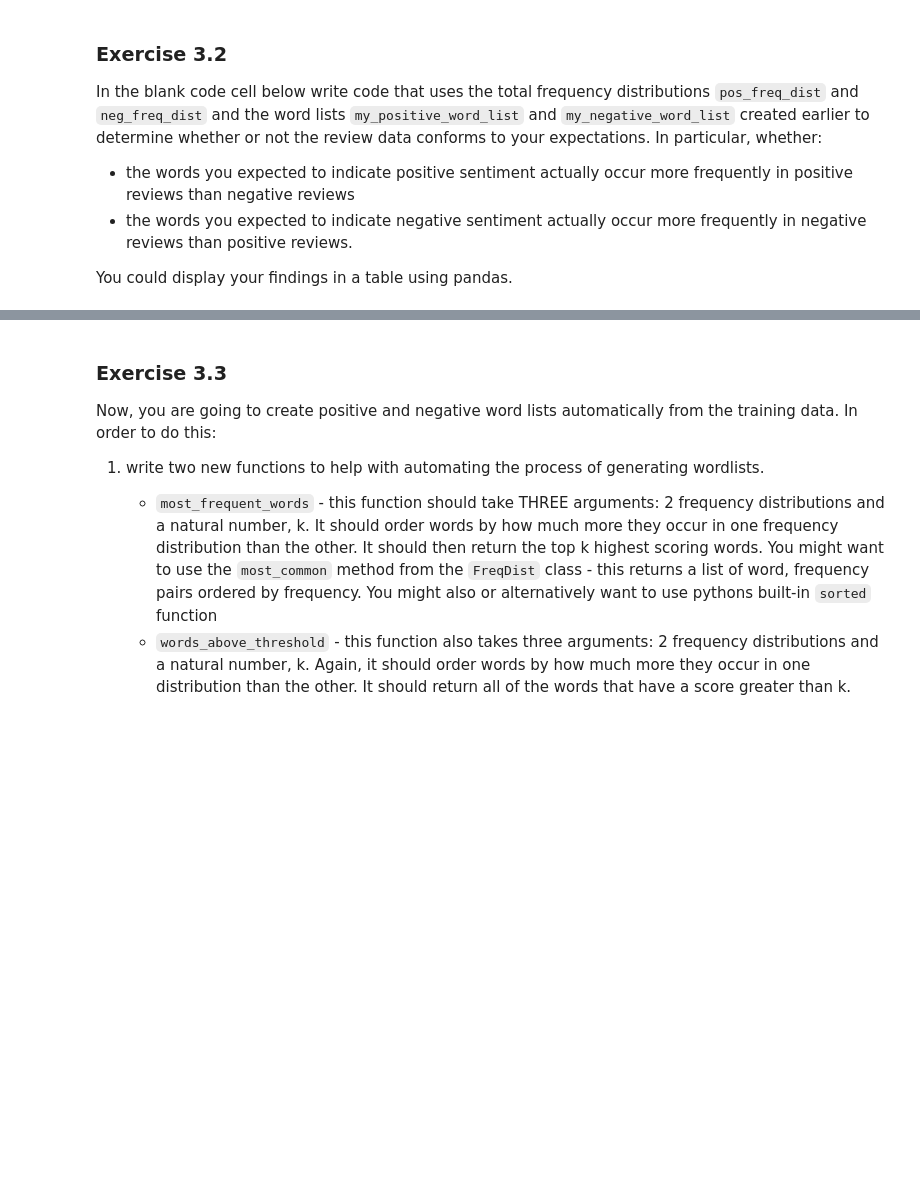
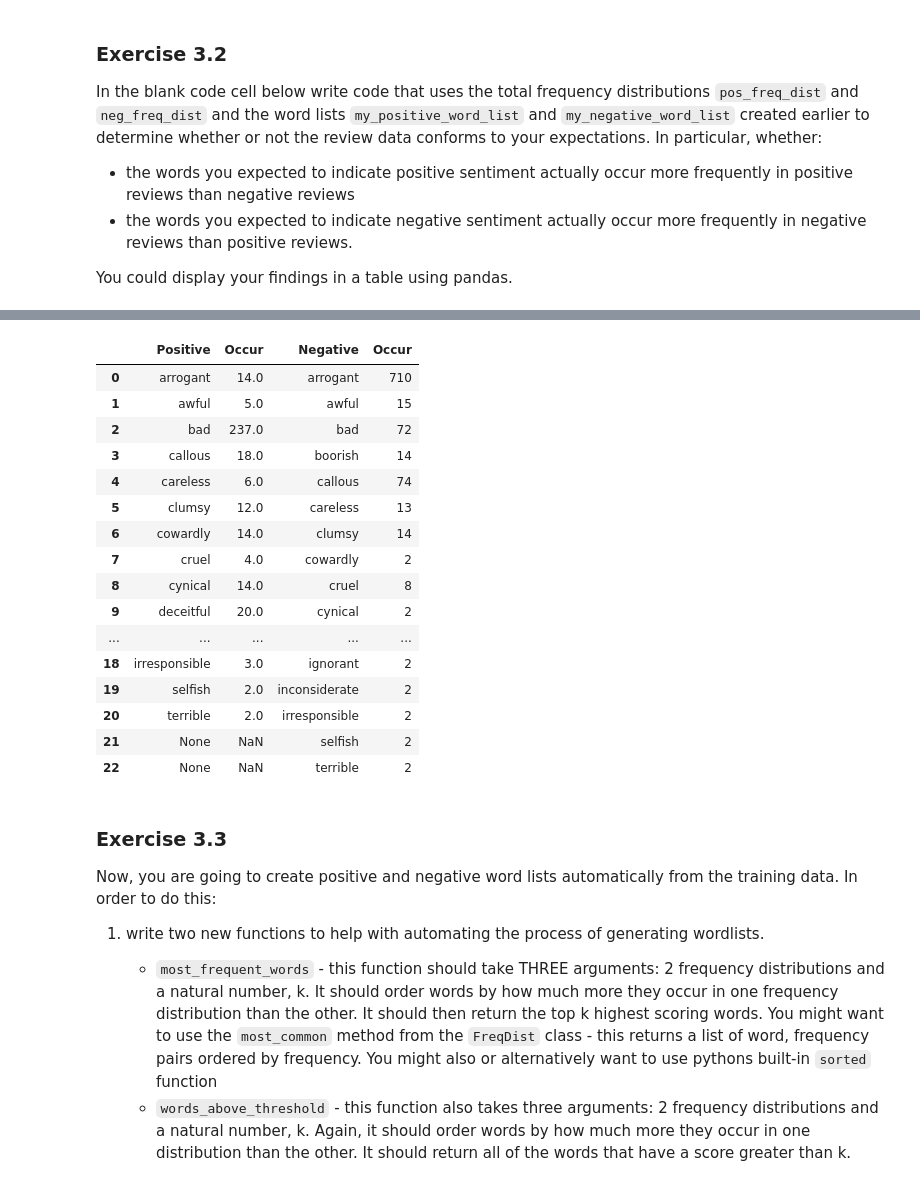
Before and after one commit to Efemirkan/Applied-Natural-Language-Processing, a Jupyter notebook: Lab_3_1.ipynb, the cells around one changed output, grey strips where cells are left out. Saved outputs shown, nothing was run; the diff lists cells and outputs as text; code cells hidden in the pictures; blank space fills up the shorter version.

```diff
--- a/Lab_3_1.ipynb
+++ b/Lab_3_1.ipynb
@@ -127,10 +127,10 @@ def labelled_data(pos_data, neg_data):
   pos_train_data, pos_test_data = split_data(pos_data)
   neg_train_data, neg_test_data = split_data(neg_data)
 
-  pos_train = [(movie_reviews.words(sentence), "training") for sentence in pos_train_ids]
-  pos_test = [(movie_reviews.words(sentence), "testing")  for sentence in pos_test_ids]
-  neg_train = [(movie_reviews.words(sentence), "training")  for sentence in neg_train_ids]
-  neg_test = [(movie_reviews.words(sentence), "testing")  for sentence in neg_test_ids]
+  pos_train = [(movie_reviews.words(sentence), "pos") for sentence in pos_train_ids]
+  pos_test = [(movie_reviews.words(sentence), "pos")  for sentence in pos_test_ids]
+  neg_train = [(movie_reviews.words(sentence), "neg")  for sentence in neg_train_ids]
+  neg_test = [(movie_reviews.words(sentence), "neg")  for sentence in neg_test_ids]
 
 
 
@@ -270,3 +419,24 @@ You could display your findings in a table using pandas.
+# %%
+df_expected_neg = pd.DataFrame(list(zip_longest(sorted(neg_word_in_pos.keys()), neg_word_in_pos.values(), sorted(neg_word_in_neg.keys()), neg_word_in_neg.values())), columns= ["Positive", "Occur", "Negative", "Occur"])
+df_expected_neg
+# %% [output]
+|  | Positive | Occur | Negative | Occur |
+| 0 | arrogant | 14.0 | arrogant | 710 |
+| 1 | awful | 5.0 | awful | 15 |
+| 2 | bad | 237.0 | bad | 72 |
+| 3 | callous | 18.0 | boorish | 14 |
+| 4 | careless | 6.0 | callous | 74 |
+| 5 | clumsy | 12.0 | careless | 13 |
+| 6 | cowardly | 14.0 | clumsy | 14 |
+| 7 | cruel | 4.0 | cowardly | 2 |
+| 8 | cynical | 14.0 | cruel | 8 |
+| 9 | deceitful | 20.0 | cynical | 2 |
+| ... | ... | ... | ... | ... |
+| 18 | irresponsible | 3.0 | ignorant | 2 |
+| 19 | selfish | 2.0 | inconsiderate | 2 |
+| 20 | terrible | 2.0 | irresponsible | 2 |
+| 21 | None | NaN | selfish | 2 |
+| 22 | None | NaN | terrible | 2 |
 # %% [markdown]
 ### Exercise 3.3
 Now, you are going to create positive and negative word lists automatically from the training data. In order to do this:
```
Also changed, not shown: parts of 14 cells of this notebook.
